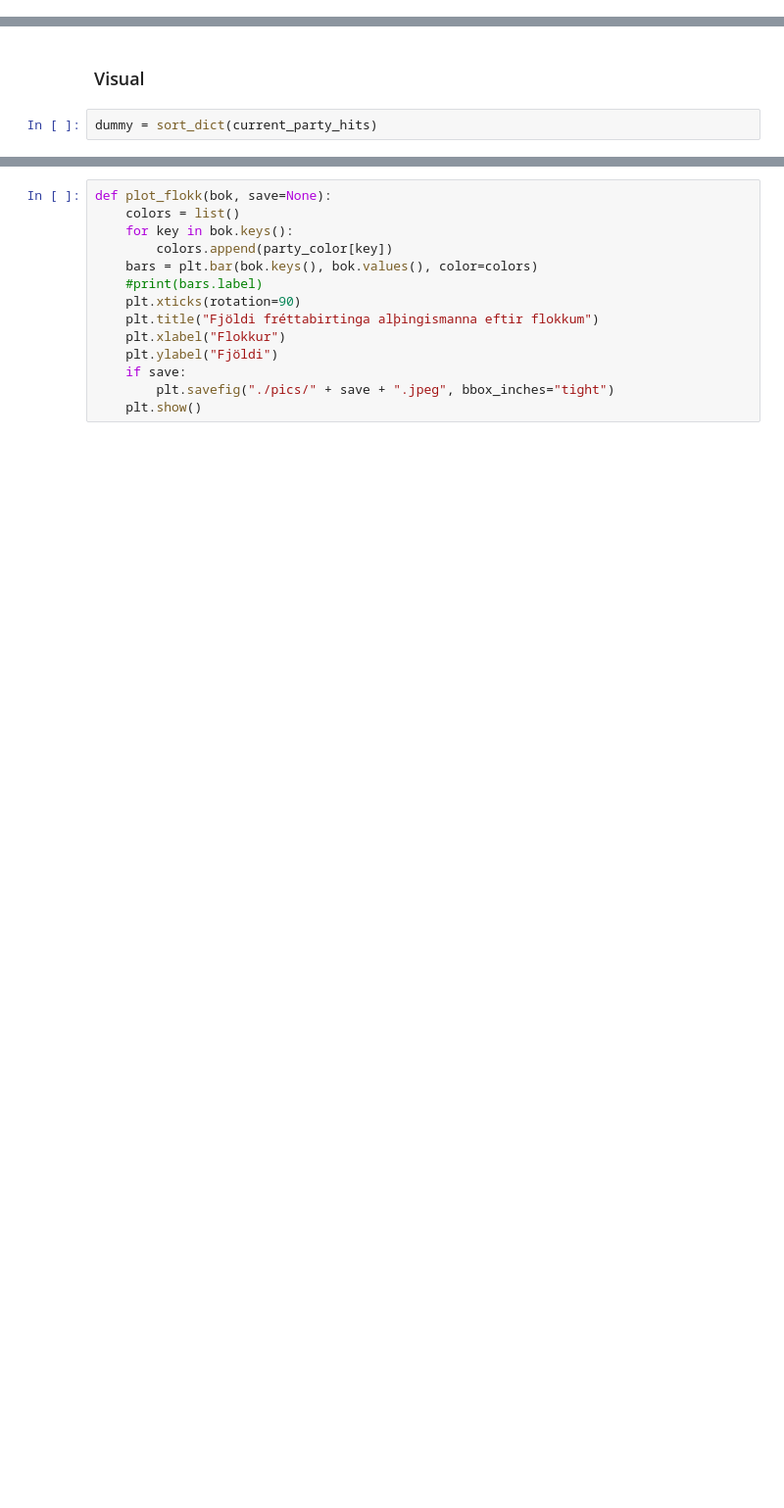
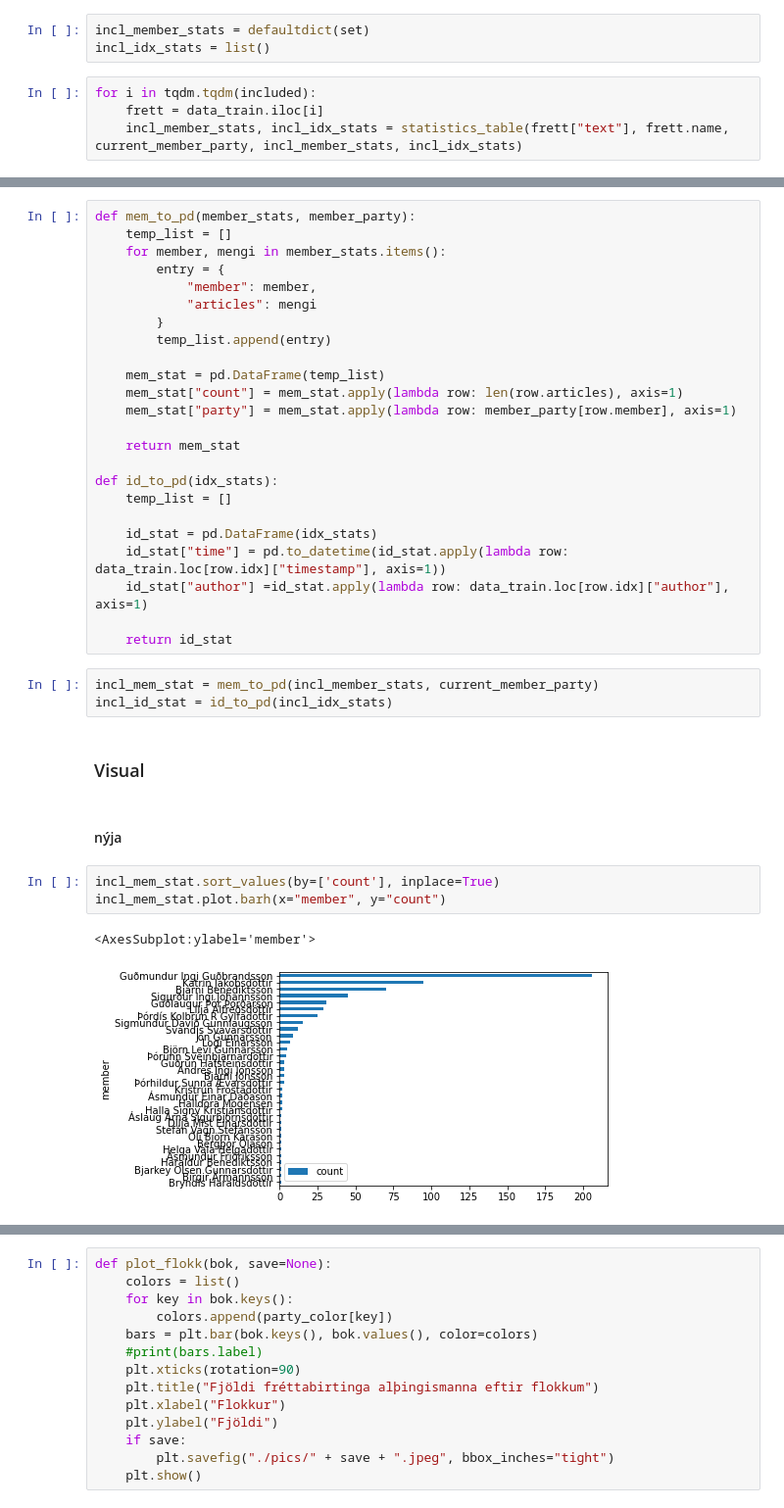
Before and after one commit to eliasbe/Maltaekni-natturuvernd, a Jupyter notebook: VinnubokEBE.ipynb, the cells around one changed output, grey strips where cells are left out. Shown: that part at 98% size. Saved outputs shown, nothing was run; the diff lists cells and outputs as text; blank space fills up the shorter version.

```diff
--- a/VinnubokEBE.ipynb
+++ b/VinnubokEBE.ipynb
@@ -1215,0 +916,7 @@ for fl in current_flokkar:
+# %%
+incl_member_stats = defaultdict(set)
+incl_idx_stats = list()
+# %%
+for i in tqdm.tqdm(included):
+    frett = data_train.iloc[i]
+    incl_member_stats, incl_idx_stats = statistics_table(frett["text"], frett.name, current_member_party, incl_member_stats, incl_idx_stats)
@@ -1216,4 +928,37 @@ for fl in current_flokkar:
+# %%
+def mem_to_pd(member_stats, member_party):
+    temp_list = []
+    for member, mengi in member_stats.items():
+        entry = {
+            "member": member,
+            "articles": mengi
+        }
+        temp_list.append(entry)
+
+    mem_stat = pd.DataFrame(temp_list)
+    mem_stat["count"] = mem_stat.apply(lambda row: len(row.articles), axis=1)
+    mem_stat["party"] = mem_stat.apply(lambda row: member_party[row.member], axis=1)
+
+    return mem_stat
+
+def id_to_pd(idx_stats):
+    temp_list = []
+
+    id_stat = pd.DataFrame(idx_stats)
+    id_stat["time"] = pd.to_datetime(id_stat.apply(lambda row: data_train.loc[row.idx]["timestamp"], axis=1))
+    id_stat["author"] =id_stat.apply(lambda row: data_train.loc[row.idx]["author"], axis=1)
+
+    return id_stat
+# %%
+incl_mem_stat = mem_to_pd(incl_member_stats, current_member_party)
+incl_id_stat = id_to_pd(incl_idx_stats)
 # %% [markdown]
 ### Visual
-# %%
-dummy = sort_dict(current_party_hits)
+# %% [markdown]
+#### nýja
+# %%
+incl_mem_stat.sort_values(by=['count'], inplace=True)
+incl_mem_stat.plot.barh(x="member", y="count")
+# %% [output]
+<AxesSubplot:ylabel='member'>
+[figure, added]
```
Also changed, not shown: parts of 73 cells of this notebook, 21 other files.
